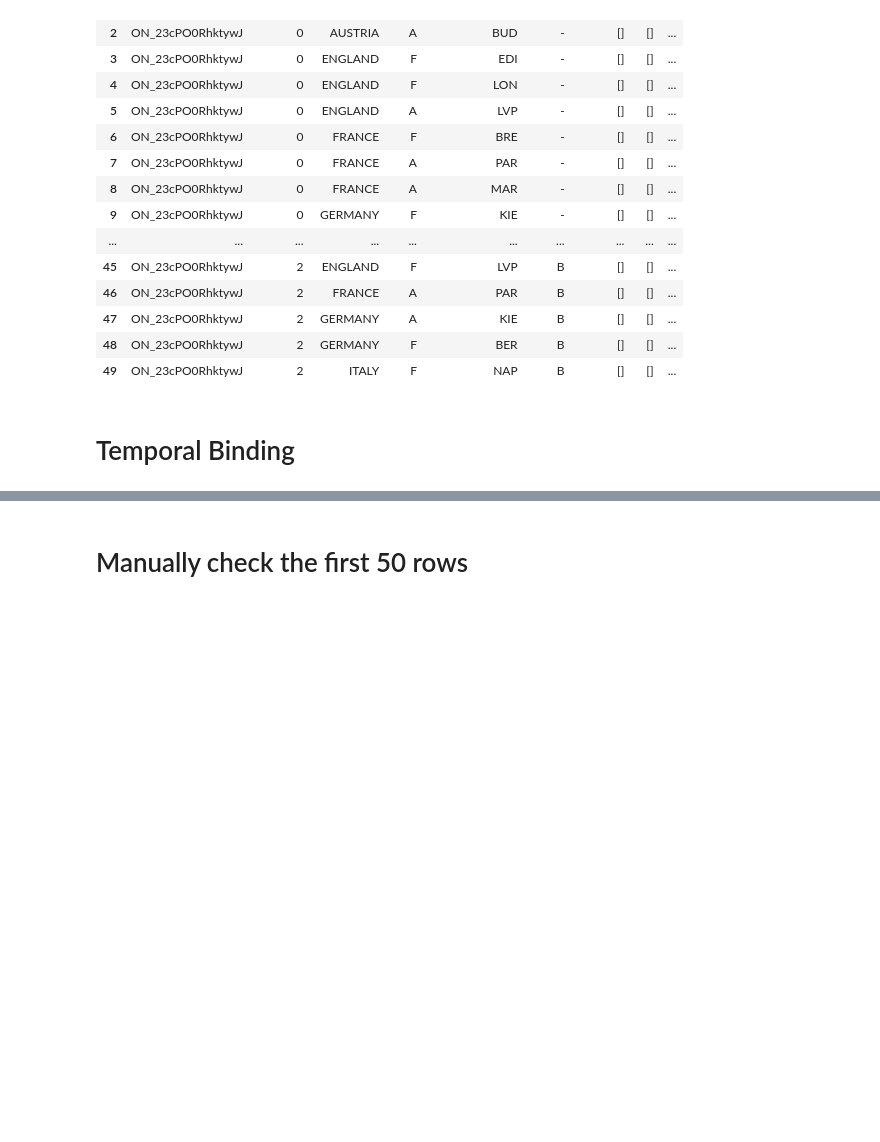
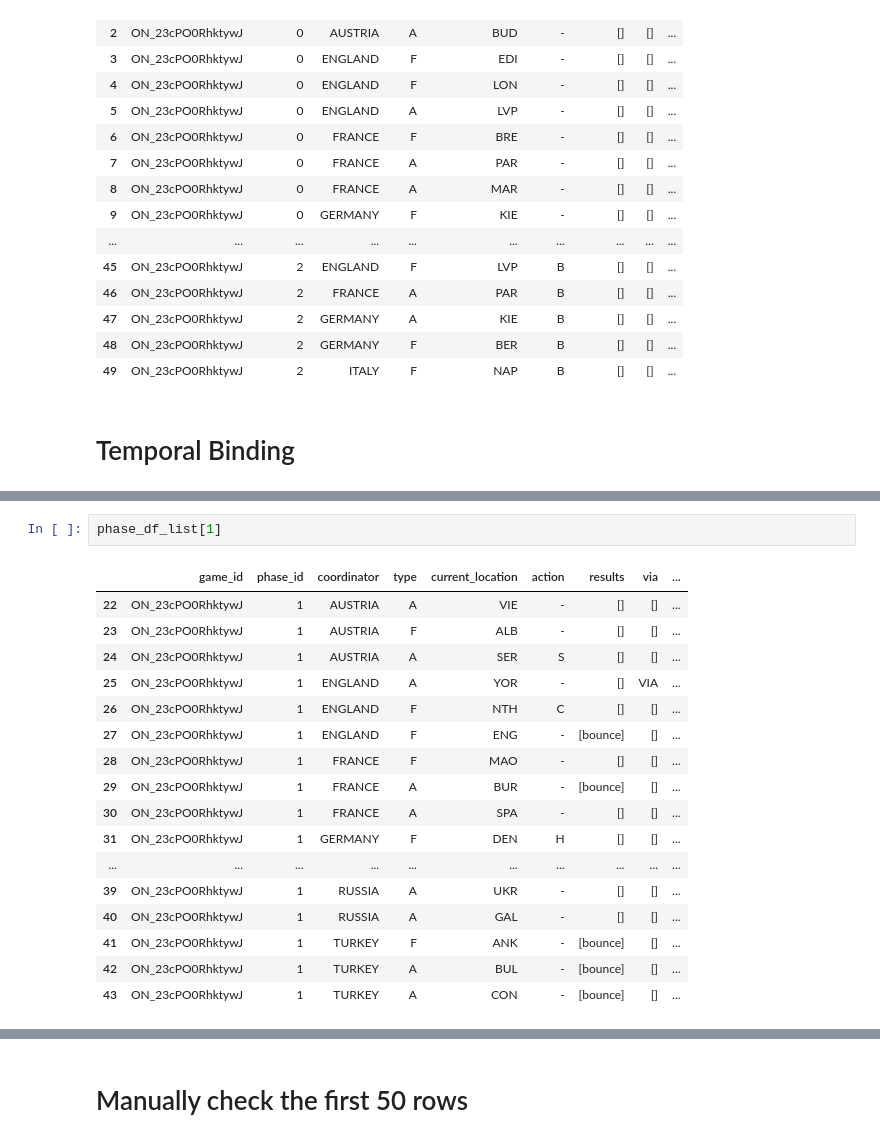
Before and after one commit to amimem/agent_abstraction, a Jupyter notebook: notebooks/Reading_game_file_V2.ipynb, the cells around one changed output, grey strips where cells are left out. Drawn from its saved outputs; the diff is of its cells as text; blank space fills up the shorter version.

```diff
--- a/notebooks/Reading_game_file_V2.ipynb
+++ b/notebooks/Reading_game_file_V2.ipynb
@@ -395,0 +485,20 @@ Name: 582, dtype: object
+# %%
+phase_df_list[1]
+# %% [output]
+|  | game_id | phase_id | coordinator | type | current_location | action | results | via | ... |
+| 22 | ON_23cPO0RhktywJ | 1 | AUSTRIA | A | VIE | - | [] | [] | ... |
+| 23 | ON_23cPO0RhktywJ | 1 | AUSTRIA | F | ALB | - | [] | [] | ... |
+| 24 | ON_23cPO0RhktywJ | 1 | AUSTRIA | A | SER | S | [] | [] | ... |
+| 25 | ON_23cPO0RhktywJ | 1 | ENGLAND | A | YOR | - | [] | VIA | ... |
+| 26 | ON_23cPO0RhktywJ | 1 | ENGLAND | F | NTH | C | [] | [] | ... |
+| 27 | ON_23cPO0RhktywJ | 1 | ENGLAND | F | ENG | - | [bounce] | [] | ... |
+| 28 | ON_23cPO0RhktywJ | 1 | FRANCE | F | MAO | - | [] | [] | ... |
+| 29 | ON_23cPO0RhktywJ | 1 | FRANCE | A | BUR | - | [bounce] | [] | ... |
+| 30 | ON_23cPO0RhktywJ | 1 | FRANCE | A | SPA | - | [] | [] | ... |
+| 31 | ON_23cPO0RhktywJ | 1 | GERMANY | F | DEN | H | [] | [] | ... |
+| ... | ... | ... | ... | ... | ... | ... | ... | ... | ... |
+| 39 | ON_23cPO0RhktywJ | 1 | RUSSIA | A | UKR | - | [] | [] | ... |
+| 40 | ON_23cPO0RhktywJ | 1 | RUSSIA | A | GAL | - | [] | [] | ... |
+| 41 | ON_23cPO0RhktywJ | 1 | TURKEY | F | ANK | - | [bounce] | [] | ... |
+| 42 | ON_23cPO0RhktywJ | 1 | TURKEY | A | BUL | - | [bounce] | [] | ... |
+| 43 | ON_23cPO0RhktywJ | 1 | TURKEY | A | CON | - | [bounce] | [] | ... |
```
Also changed, not shown: parts of 11 cells of this notebook.
